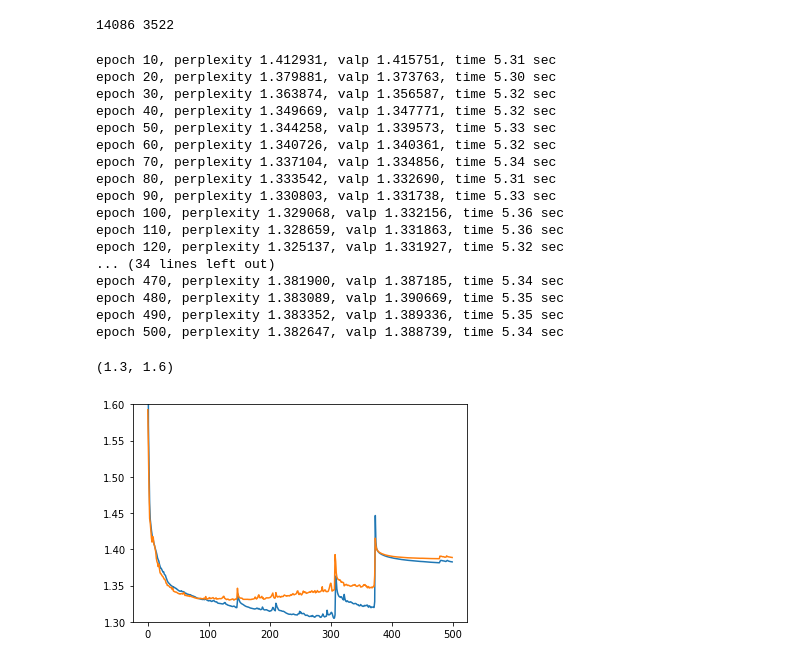
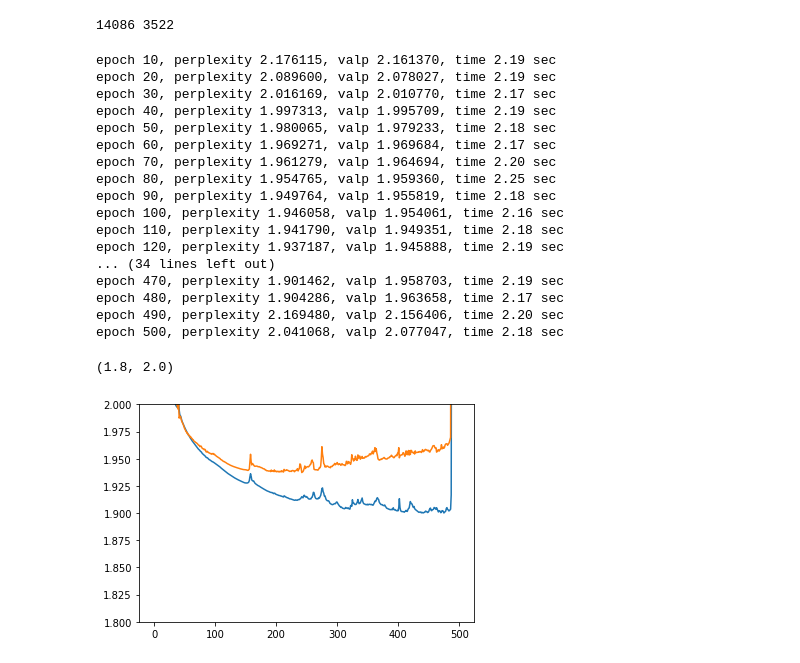
Before and after one commit to wendao/bio_deeplearning_tutorial, a Jupyter notebook: secondary/ss-rnn.ipynb, the cells around one changed output. Drawn from its saved outputs; the diff is of its cells as text; code cells hidden in the pictures.

Commit message:
Fixing loss in padding region
Now we minimize the padding part by ranking data by length
the perfect solution is to stop passing info at the end of
string and pack/repack them

```diff
--- a/secondary/ss-rnn.ipynb
+++ b/secondary/ss-rnn.ipynb
@@ -86,14 +86,24 @@ for seq in seqs:
 for tag in tags:
     rawY.append(torch.Tensor([s2i[s] for j,s in enumerate(tag) if j<max_length]))
 
-#sorting
-#idx_sort = np.argsort(Ls) #shuffle
+#randomly sorting
 idx_sort = permutation(len(Ls))
 rawX = [rawX[i] for i in idx_sort]
 rawY = [rawY[i] for i in idx_sort]
 
 #split
 rawX, X_test, rawY, y_test = train_test_split(rawX, rawY, test_size=0.2, random_state=42)
+
+#sort validation set, similar length in each batch
+Lt = [len(d) for d in rawX]
+idx_sort = np.argsort(Lt) #shuffle
+rawX = [rawX[i] for i in idx_sort]
+rawY = [rawY[i] for i in idx_sort]
+
+Lv = [len(d) for d in X_test]
+idx_sort = np.argsort(Lv) #shuffle
+X_test = [X_test[i] for i in idx_sort]
+y_test = [y_test[i] for i in idx_sort]
 # %%
 print(len(rawX), len(X_test))
 # %% [output]
@@ -125,7 +135,7 @@ train_data = Dataset(rawX,rawY)
 train_dataloader = data.DataLoader(train_data, batch_size=500, collate_fn=collate_fn)
 
 val_data = Dataset(X_test, y_test)
-val_dataloader = data.DataLoader(val_data, batch_size=500, collate_fn=collate_fn)
+val_dataloader = data.DataLoader(val_data, batch_size=125, collate_fn=collate_fn)
 # %%
 def one_hot(x, n_class, dtype=torch.float32):
     # X shape: (batch), output shape: (batch, n_class)
@@ -150,7 +160,7 @@ def grad_clipping(params, theta, device):
 #model
 from torch import nn, optim
 vocab_size = 22
-num_hiddens = 64
+num_hiddens = 32
 state_num = 4
 bidiret = True
 
@@ -240,29 +250,29 @@ for epoch in range(max_epochs):
         print('epoch %d, perplexity %f, valp %f, time %.2f sec' % (
                 epoch + 1, perplexity, vp, time.time() - start))
 # %% [output]
-epoch 10, perplexity 1.412931, valp 1.415751, time 5.31 sec
-epoch 20, perplexity 1.379881, valp 1.373763, time 5.30 sec
-epoch 30, perplexity 1.363874, valp 1.356587, time 5.32 sec
-epoch 40, perplexity 1.349669, valp 1.347771, time 5.32 sec
-epoch 50, perplexity 1.344258, valp 1.339573, time 5.33 sec
-epoch 60, perplexity 1.340726, valp 1.340361, time 5.32 sec
-epoch 70, perplexity 1.337104, valp 1.334856, time 5.34 sec
-epoch 80, perplexity 1.333542, valp 1.332690, time 5.31 sec
-epoch 90, perplexity 1.330803, valp 1.331738, time 5.33 sec
-epoch 100, perplexity 1.329068, valp 1.332156, time 5.36 sec
-epoch 110, perplexity 1.328659, valp 1.331863, time 5.36 sec
-epoch 120, perplexity 1.325137, valp 1.331927, time 5.32 sec
+epoch 10, perplexity 2.176115, valp 2.161370, time 2.19 sec
+epoch 20, perplexity 2.089600, valp 2.078027, time 2.19 sec
+epoch 30, perplexity 2.016169, valp 2.010770, time 2.17 sec
+epoch 40, perplexity 1.997313, valp 1.995709, time 2.19 sec
+epoch 50, perplexity 1.980065, valp 1.979233, time 2.18 sec
+epoch 60, perplexity 1.969271, valp 1.969684, time 2.17 sec
+epoch 70, perplexity 1.961279, valp 1.964694, time 2.20 sec
+epoch 80, perplexity 1.954765, valp 1.959360, time 2.25 sec
+epoch 90, perplexity 1.949764, valp 1.955819, time 2.18 sec
+epoch 100, perplexity 1.946058, valp 1.954061, time 2.16 sec
+epoch 110, perplexity 1.941790, valp 1.949351, time 2.18 sec
+epoch 120, perplexity 1.937187, valp 1.945888, time 2.19 sec
 ... (34 lines left out)
-epoch 470, perplexity 1.381900, valp 1.387185, time 5.34 sec
-epoch 480, perplexity 1.383089, valp 1.390669, time 5.35 sec
-epoch 490, perplexity 1.383352, valp 1.389336, time 5.35 sec
-epoch 500, perplexity 1.382647, valp 1.388739, time 5.34 sec
+epoch 470, perplexity 1.901462, valp 1.958703, time 2.19 sec
+epoch 480, perplexity 1.904286, valp 1.963658, time 2.17 sec
+epoch 490, perplexity 2.169480, valp 2.156406, time 2.20 sec
+epoch 500, perplexity 2.041068, valp 2.077047, time 2.18 sec
 # %%
 import matplotlib.pyplot as plt
 %matplotlib inline
 plt.plot(lstP)
 plt.plot(valP)
-plt.ylim([1.3,1.6])
+plt.ylim([1.8,2.0])
 # %% [output]
-(1.3, 1.6)
+(1.8, 2.0)
-[figure, old version]
+[figure, new version]
```
Also changed, not shown: parts of 7 cells of this notebook.
